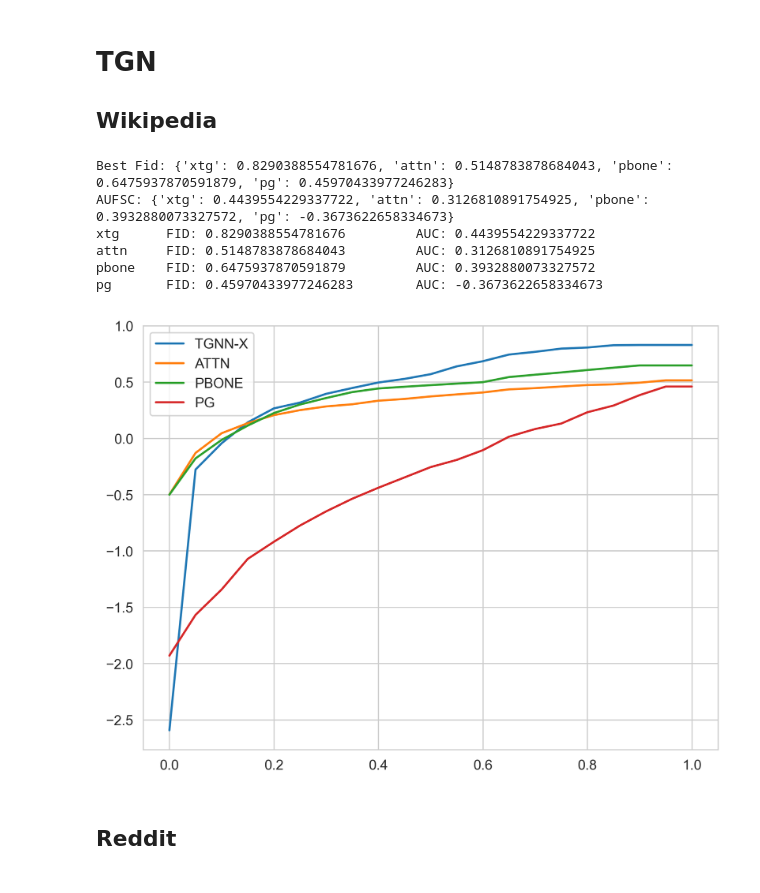
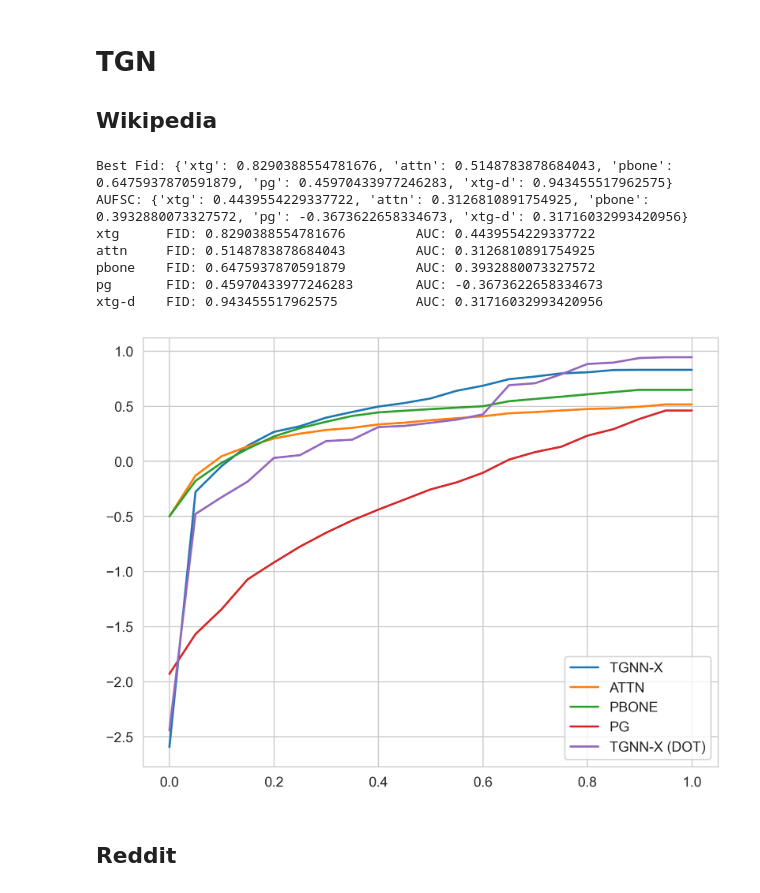
Before and after one commit to m-krastev/fact8-temporal-graph, a Jupyter notebook: notebooks/results_processing.ipynb, the cells around one changed output. Cells and saved outputs as stored; diff of their text form; code cells hidden in the pictures.

```diff
--- a/notebooks/results_processing.ipynb
+++ b/notebooks/results_processing.ipynb
@@ -131,6 +152,7 @@ tgat_wikipedia_files = {
             "tgat_wikipedia_attn_explainer_tg_110314_to_155614_eval.csv",
             "tgat_wikipedia_pbone_explainer_tg_110314_to_155614_eval.csv",
             "tgat_wikipedia_pg_explainer_tg_110314_to_155614_eval.csv",
+            "tgat_wikipedia_subgraphx_tg_110314_to_155151_eval_dot_true_pg_positive.csv",
         ],
     )
 }
@@ -144,7 +166,8 @@ tgat_wikipedia_best_fids = {
     k: tab["fid_inv_best"].max() for k, tab in tgat_wikipedia_tabs.items()
 }
 tgat_wikipedia_aufsc = {
-    k: np.trapz(tab["fid_inv_best"], tab.index) for k, tab in tgat_wikipedia_tabs.items()
+    k: np.trapz(tab["fid_inv_best"], tab.index)
+    for k, tab in tgat_wikipedia_tabs.items()
 }
 
 print("Best Fid:", tgat_wikipedia_best_fids)
@@ -155,6 +178,7 @@ for k, tab in tgat_wikipedia_tabs.items():
         f"{k}\t FID: {tab['fid_inv_best'].mean()} \t AUC: {np.trapz(tab['fid_inv_best'], tab.index)}"
     )
     plt.plot(tab.index, tab["fid_inv_best"], label=labels[k])
-plt.legend();plt.tight_layout()
+plt.legend()
+plt.tight_layout()
 plt.savefig("plots/tgat_wikipedia.png")
 # %% [output]
@@ -177,6 +202,7 @@ tgat_reddit_files = {
             "tgat_reddit_attn_explainer_tg_470920_to_665351_eval.csv",
             "tgat_reddit_pbone_explainer_tg_470920_to_665351_eval.csv",
             "tgat_reddit_pg_explainer_tg_470920_to_665351_eval.csv",
+            "tgat_reddit_subgraphx_tg_470920_to_663534_eval_dot_true_pg_positive.csv"
         ],
     )
 }
@@ -224,6 +251,7 @@ tgat_simulate_v1_files = {
             "tgat_simulate_v1_attn_explainer_tg_3_to_15902_eval.csv",
             "tgat_simulate_v1_pbone_explainer_tg_3_to_15902_eval.csv",
             "tgat_simulate_v1_pg_explainer_tg_3_to_15902_eval.csv",
+            "tgat_simulate_v1_subgraphx_tg_3_to_15902_eval_dot_true_pg_positive.csv"
         ],
     )
 }
@@ -271,6 +300,7 @@ tgat_simulate_v2_files = {
             "tgat_simulate_v2_attn_explainer_tg_3_to_21752_eval.csv",
             "tgat_simulate_v2_pbone_explainer_tg_3_to_21752_eval.csv",
             "tgat_simulate_v2_pg_explainer_tg_3_to_21752_eval.csv",
+            "tgat_simulate_v2_subgraphx_tg_3_to_21752_eval_dot_true_pg_positive.csv"
         ],
     )
 }
@@ -316,39 +347,41 @@ tgn_wikipedia_files = {
             "tgn_wikipedia_attn_explainer_tg_110314_to_155614_eval.csv",
             "tgn_wikipedia_pbone_explainer_tg_110314_to_155614_eval.csv",
             "tgn_wikipedia_pg_explainer_tg_110314_to_155614_eval.csv",
+            "tgn_wikipedia_subgraphx_tg_110314_to_155151_eval_dot_true_pg_positive.csv"
         ],
     )
 }
 
 tgn_wikipedia_tabs = {
     k: pd.read_csv(v).groupby("sparsity").mean()
     for k, v in tgn_wikipedia_files.items()
 }
 
 tgn_wikipedia_best_fids = {
     k: tab["fid_inv_best"].max() for k, tab in tgn_wikipedia_tabs.items()
 }
 tgn_wikipedia_aufsc = {
     k: np.trapz(tab["fid_inv_best"], tab.index) for k, tab in tgn_wikipedia_tabs.items()
 }
 print("Best Fid:", tgn_wikipedia_best_fids)
 print("AUFSC:", tgn_wikipedia_aufsc)
 
 for k, tab in tgn_wikipedia_tabs.items():
     print(
         f"{k}\t FID: {tab['fid_inv_best'].max()} \t AUC: {np.trapz(tab['fid_inv_best'], tab.index)}"
     )
     plt.plot(tab.index, tab["fid_inv_best"], label=labels[k])
 plt.legend();plt.tight_layout()
 plt.savefig("plots/tgn_wikipedia.png")
 # %% [output]
-Best Fid: {'xtg': 0.8290388554781676, 'attn': 0.5148783878684043, 'pbone': 0.6475937870591879, 'pg': 0.45970433977246283}
-AUFSC: {'xtg': 0.4439554229337722, 'attn': 0.3126810891754925, 'pbone': 0.3932880073327572, 'pg': -0.3673622658334673}
+Best Fid: {'xtg': 0.8290388554781676, 'attn': 0.5148783878684043, 'pbone': 0.6475937870591879, 'pg': 0.45970433977246283, 'xtg-d': 0.943455517962575}
+AUFSC: {'xtg': 0.4439554229337722, 'attn': 0.3126810891754925, 'pbone': 0.3932880073327572, 'pg': -0.3673622658334673, 'xtg-d': 0.31716032993420956}
 xtg      FID: 0.8290388554781676         AUC: 0.4439554229337722
 attn     FID: 0.5148783878684043         AUC: 0.3126810891754925
 pbone    FID: 0.6475937870591879         AUC: 0.3932880073327572
 pg       FID: 0.45970433977246283        AUC: -0.3673622658334673
+xtg-d    FID: 0.943455517962575          AUC: 0.31716032993420956
-[figure, old version]
+[figure, new version]
 # %% [markdown]
 ## Reddit
 # %%
```
Also changed, not shown: parts of 14 cells of this notebook, 27 other files.
